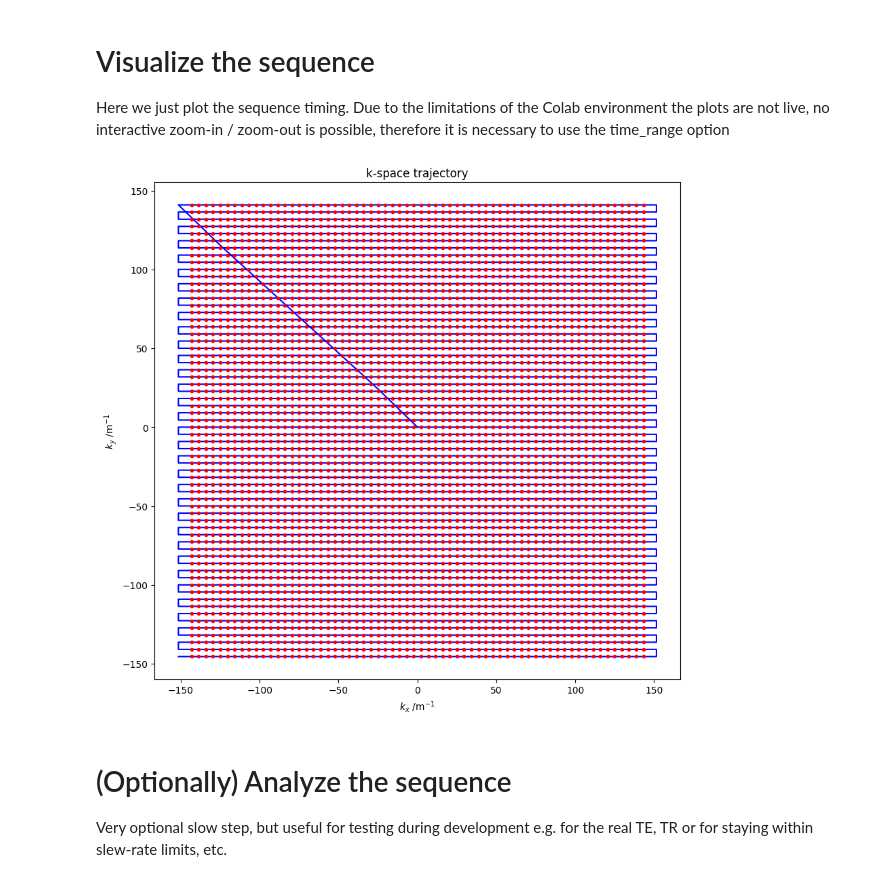
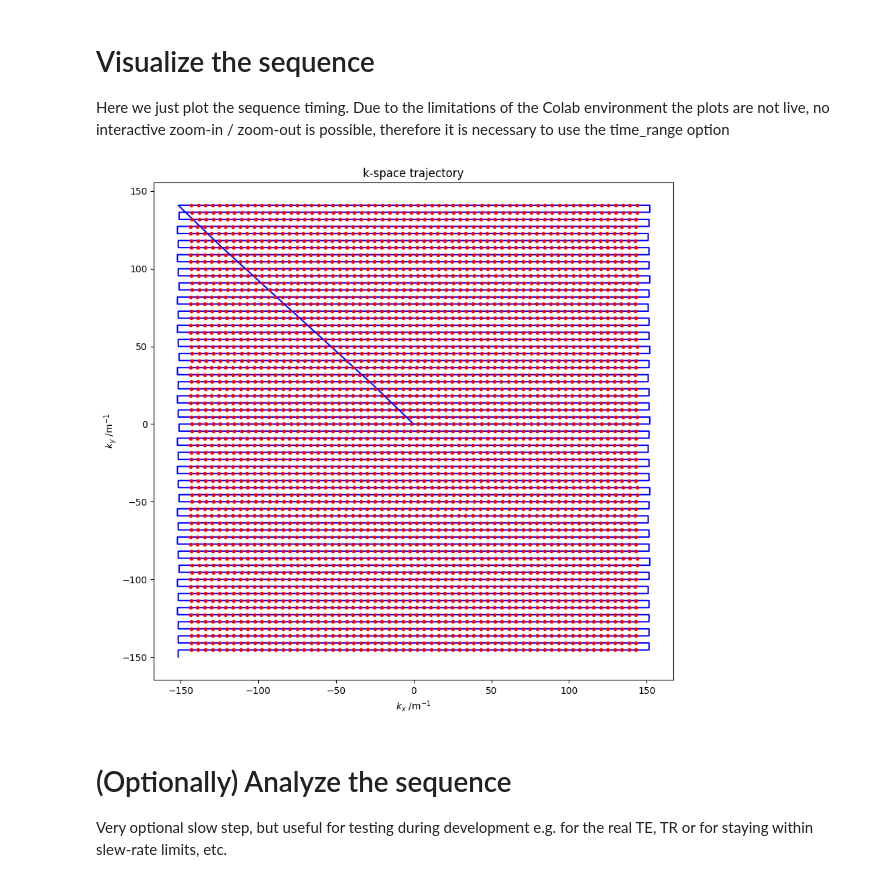
Before and after one commit to Nikbert/EPI_simulations, a Jupyter notebook: tutorials/07_echo_planar_imaging/notebooks/01_write_and_simulate_basic_EPI.ipynb, the cells around one changed output. Cells and saved outputs as stored; diff of their text form; code cells hidden in the pictures.

```diff
--- a/tutorials/07_echo_planar_imaging/notebooks/01_write_and_simulate_basic_EPI.ipynb
+++ b/tutorials/07_echo_planar_imaging/notebooks/01_write_and_simulate_basic_EPI.ipynb
@@ -98,14 +98,14 @@ gx2 = mr.make_trapezoid(
     system=system,
     #amplitude = (k_width) / ro_duration + 0.05,
     #amplitude = (k_width + delta_k/2) / ro_duration,
-    amplitude = (k_width + 0.5*10) / ro_duration,
+    amplitude = (k_width + 0.5) / ro_duration,
     flat_time=flat_time,
 )
 gx3 = mr.make_trapezoid(
     channel="x",
     system=system,
     #amplitude = (k_width) / ro_duration - 0.127,
-    amplitude = (k_width - 0.5*10) / ro_duration,
+    amplitude = (k_width - 0.5) / ro_duration,
     flat_time=flat_time,
 )
 
@@ -272,18 +272,18 @@ Here we just plot the sequence timing. Due to the limitations of the Colab envir
 #  print("Plot of the entire sequence")
 #  seq.plot() # plot the entire sequence
 # %%
-[k_traj_adc, k_traj, t_excitation, t_refocusing, t_adc] = seq.calculate_kspace()
+[k_traj_adc, k_traj, t_excitation, t_refocusing, t_adc] = seq2.calculate_kspace()
 plt.figure(figsize=(10, 10))
 plt.plot(k_traj[0,],k_traj[1,], 'b-')
 plt.plot(k_traj_adc[0,],k_traj_adc[1,], 'r.')
 ax = plt.gca()
 ax.set_aspect('equal', adjustable='box')
 plt.title('k-space trajectory')
 plt.xlabel(r'$k_x \mathregular{\ /m^{-1}}$')
 plt.ylabel(r'$k_y \mathregular{\ /m^{-1}}$')
 plt.draw()
 # %% [output]
-[figure, old version]
+[figure, new version]
 # %% [markdown]
 # (Optionally) Analyze the sequence
 Very optional slow step, but useful for testing during development
```
Also changed, not shown: parts of 1 cell of this notebook.
